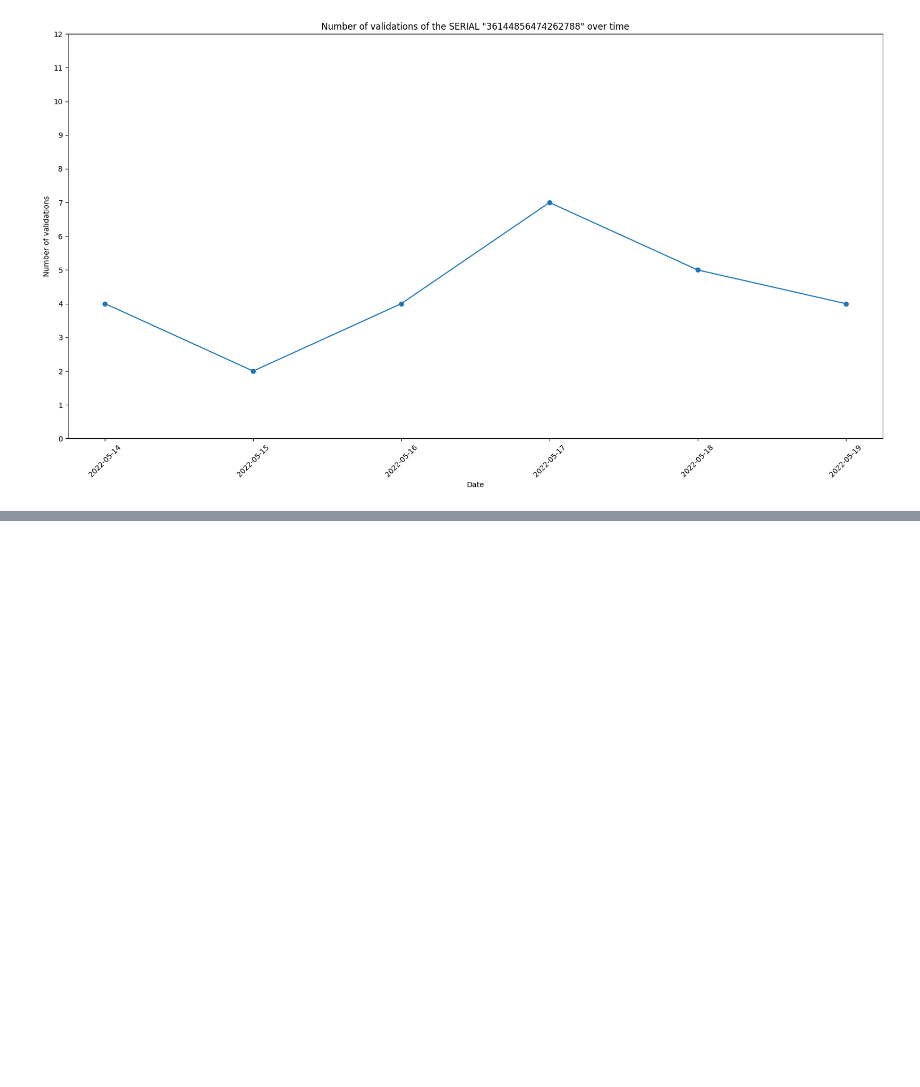
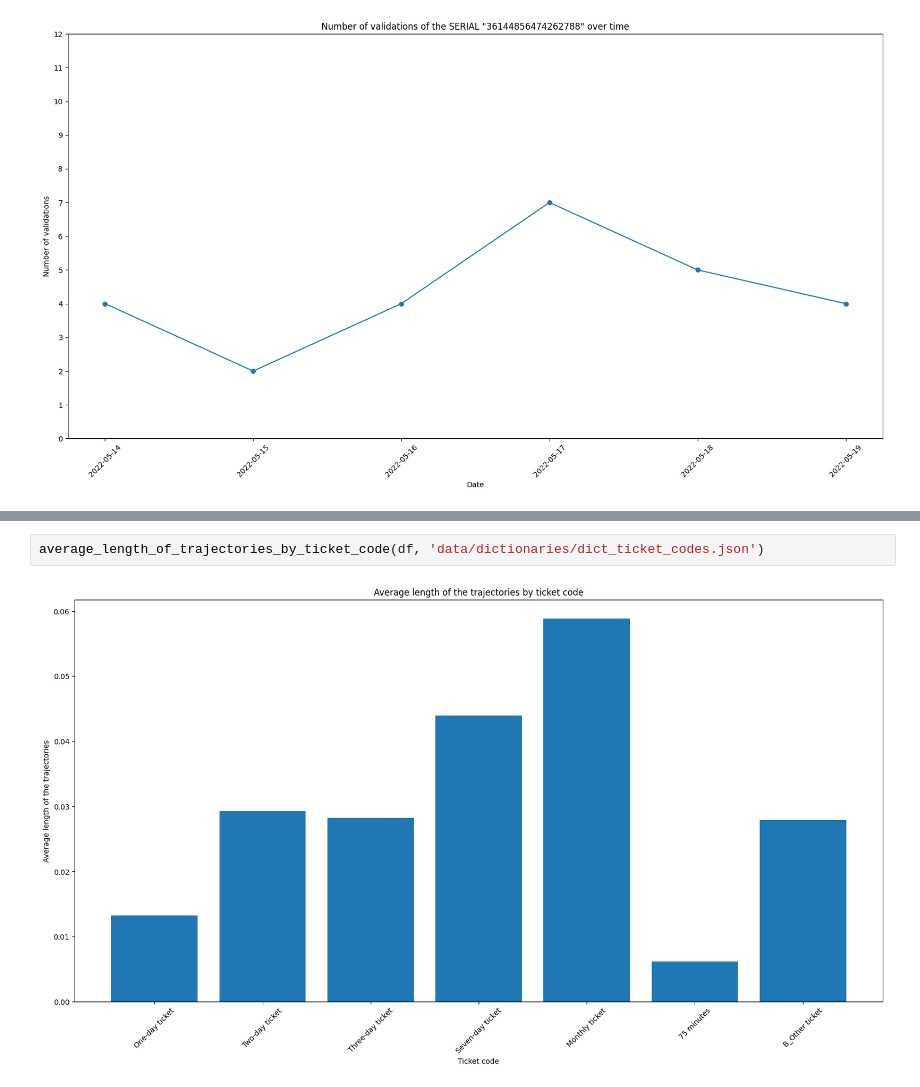
Before and after one commit to matteograzioso1/Tirocinio-Progetto-MASTER, a Jupyter notebook: Notebook 2.ipynb, the cells around one changed output, grey strips where cells are left out. Drawn from its saved outputs; the diff is of its cells as text; blank space fills up the shorter version.

Commit message:
See the average length of the trajectories by ticket code

```diff
--- a/Notebook 2.ipynb
+++ b/Notebook 2.ipynb
@@ -405,0 +451,4 @@ focus_on_serial_over_time(df_s, serial)
+# %%
+average_length_of_trajectories_by_ticket_code(df, 'data/dictionaries/dict_ticket_codes.json')
+# %% [output]
+[figure, added]
```
Also changed, not shown: parts of 1 cell of this notebook.
